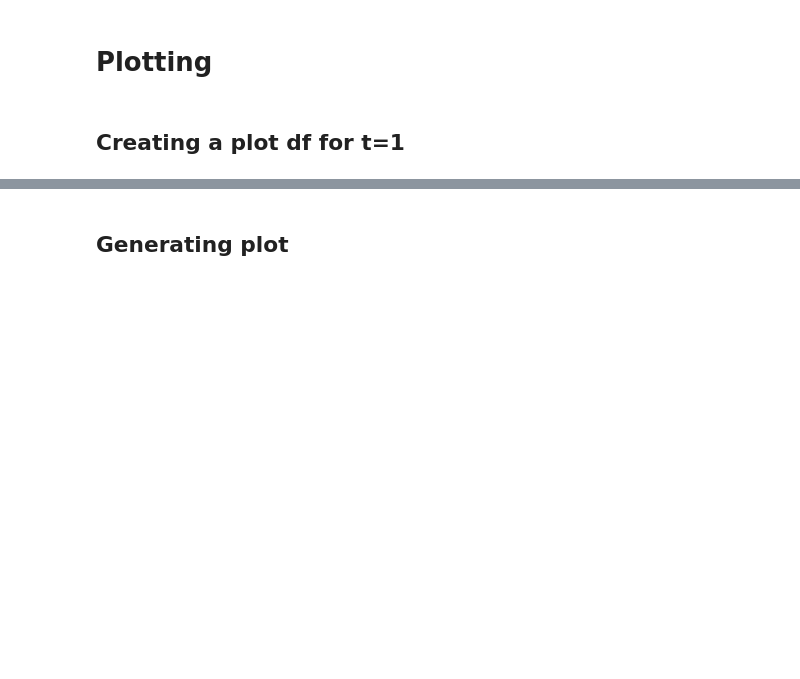
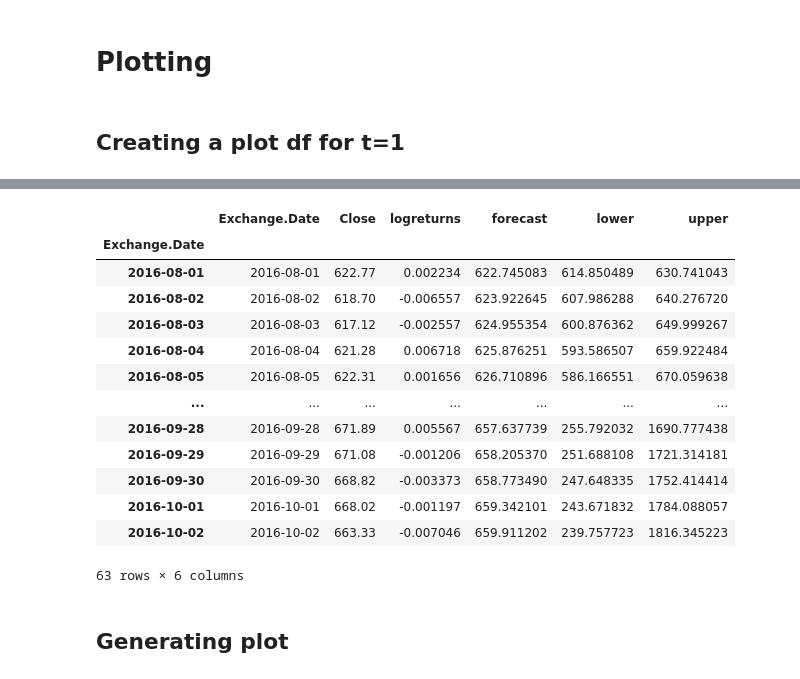
Before and after one commit to ulrikson/statistics-thesis, a Jupyter notebook: arch_evaluate.ipynb, the cells around one changed output, grey strips where cells are left out. Cells and saved outputs as stored; diff of their text form; code cells hidden in the pictures; blank space fills up the shorter version.

```diff
--- a/arch_evaluate.ipynb
+++ b/arch_evaluate.ipynb
@@ -35,13 +59,32 @@ price_forecasts = r_cross_df[:63]['forecast']
 # %%
 # Creating a separate dataframe only for forecasts
 
-forecast_df = pd.DataFrame(columns=["Exchange.Date", "Close", "logreturns", "forecast"])
+forecast_df = pd.DataFrame(columns=["Exchange.Date", "Close", "logreturns", "forecast", "lower", "upper"])
 forecast_df["Close"] = original_df["Close"].values[-n_test : -n_test + n_seq]
 forecast_df["logreturns"] = original_df["logreturns"].values[-n_test : -n_test + n_seq]
 forecast_df["forecast"] = price_forecasts
+forecast_df["lower"] = lower_pred
+forecast_df["upper"] = upper_pred
 forecast_df["Exchange.Date"] = forecast_df.index.map(lambda x: date(2016, 8, 1) + timedelta(int(x)))
 
 forecast_df.index = forecast_df["Exchange.Date"]
+
+forecast_df
+# %% [output]
+|  | Exchange.Date | Close | logreturns | forecast | lower | upper |
+| Exchange.Date |  |  |  |  |  |  |
+| 2016-08-01 | 2016-08-01 | 622.77 | 0.002234 | 622.745083 | 614.850489 | 630.741043 |
+| 2016-08-02 | 2016-08-02 | 618.70 | -0.006557 | 623.922645 | 607.986288 | 640.276720 |
+| 2016-08-03 | 2016-08-03 | 617.12 | -0.002557 | 624.955354 | 600.876362 | 649.999267 |
+| 2016-08-04 | 2016-08-04 | 621.28 | 0.006718 | 625.876251 | 593.586507 | 659.922484 |
+| 2016-08-05 | 2016-08-05 | 622.31 | 0.001656 | 626.710896 | 586.166551 | 670.059638 |
+| ... | ... | ... | ... | ... | ... | ... |
+| 2016-09-28 | 2016-09-28 | 671.89 | 0.005567 | 657.637739 | 255.792032 | 1690.777438 |
+| 2016-09-29 | 2016-09-29 | 671.08 | -0.001206 | 658.205370 | 251.688108 | 1721.314181 |
+| 2016-09-30 | 2016-09-30 | 668.82 | -0.003373 | 658.773490 | 247.648335 | 1752.414414 |
+| 2016-10-01 | 2016-10-01 | 668.02 | -0.001197 | 659.342101 | 243.671832 | 1784.088057 |
+| 2016-10-02 | 2016-10-02 | 663.33 | -0.007046 | 659.911202 | 239.757723 | 1816.345223 |
+63 rows × 6 columns
 # %%
 # Merging train and forecast dataframe
 
```
Also changed, not shown: parts of 9 cells of this notebook, 6 other files.
